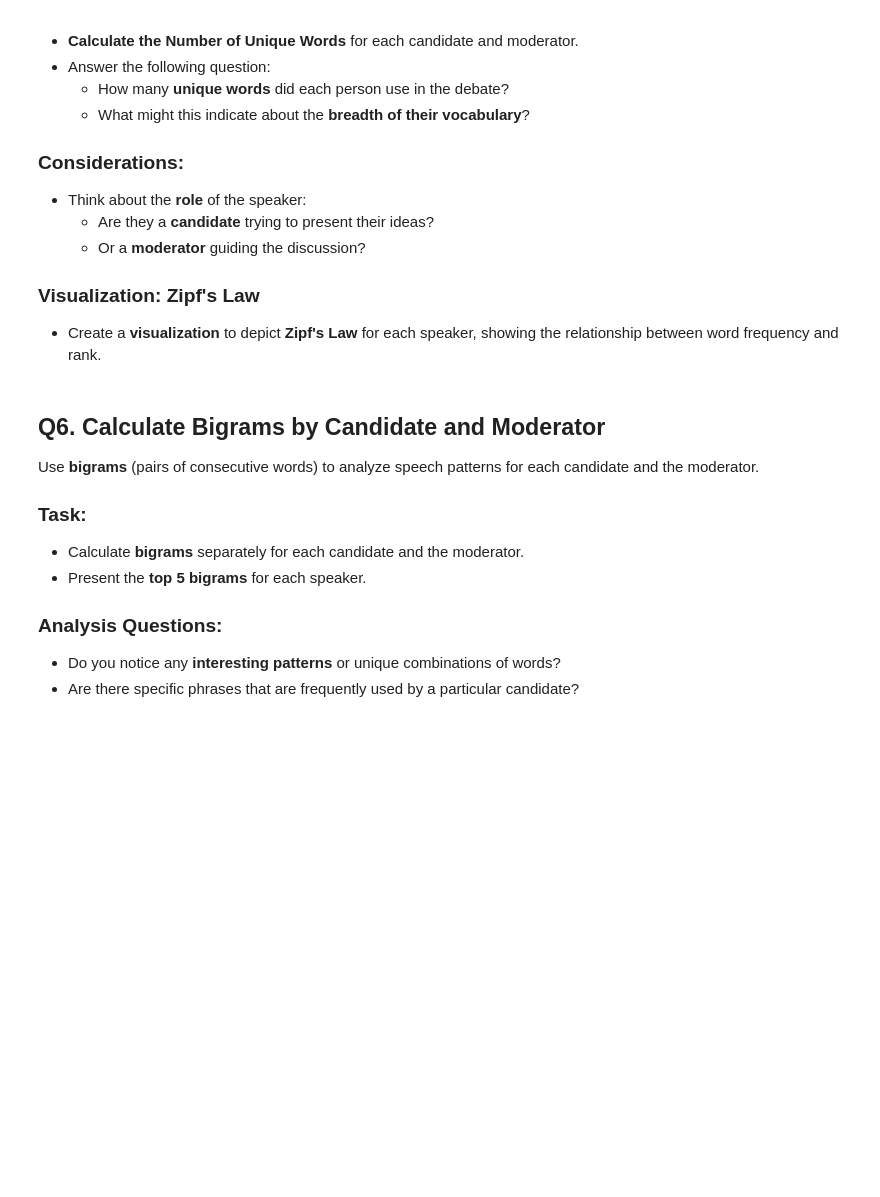
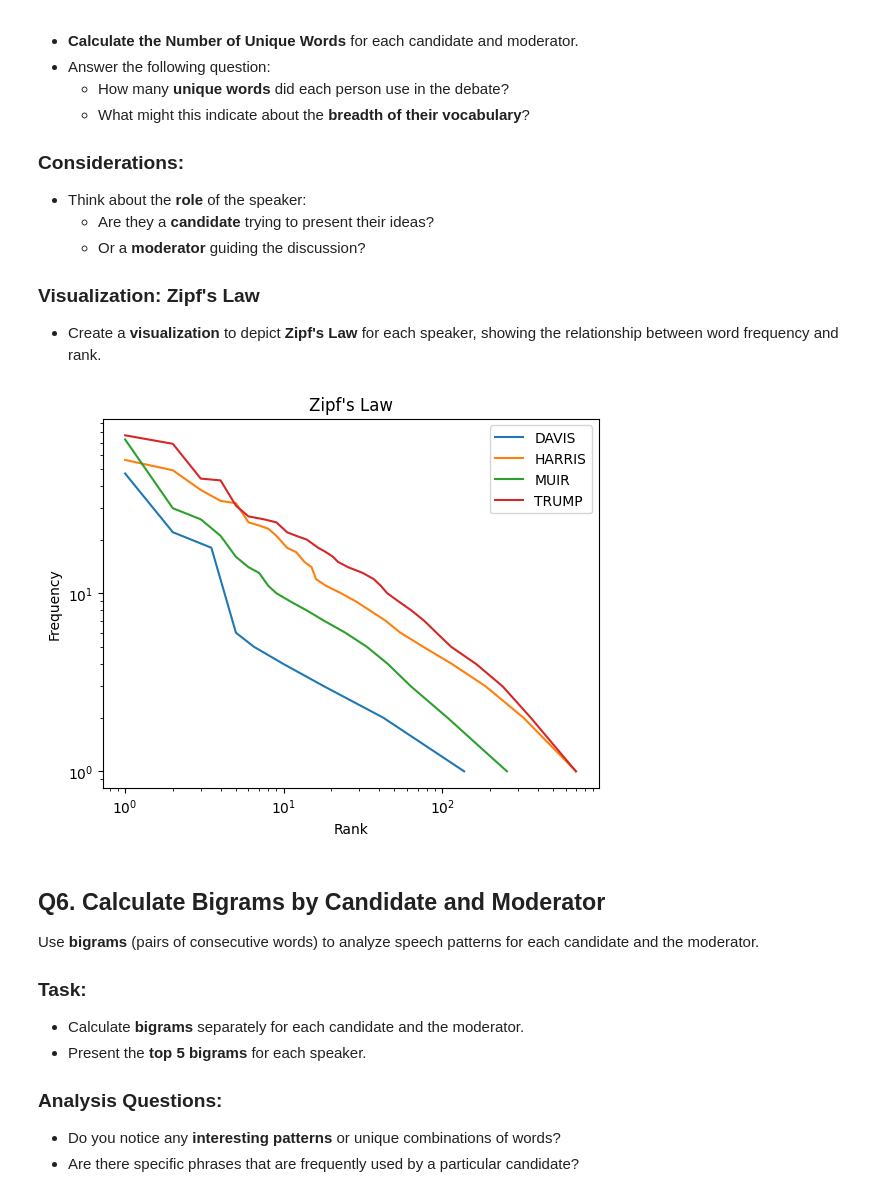
Before and after one commit to NakaFrozn/SI618, a Jupyter notebook: Assignments/Homework05/SI_618_Homework_05.ipynb, the cells around one changed output. Drawn from its saved outputs; the diff is of its cells as text; code cells hidden in the pictures; blank space fills up the shorter version.

```diff
--- a/Assignments/Homework05/SI_618_Homework_05.ipynb
+++ b/Assignments/Homework05/SI_618_Homework_05.ipynb
@@ -98,3 +140,9 @@ Please create a 2-column DataFrame using the data from the **"Full_Transcript.tx
+# %%
+transcript_df['Token'] = transcript_df['Text'].str.split()
+trump_df = transcript_df[transcript_df['Speaker'] == 'TRUMP']
+harris_df = transcript_df[transcript_df['Speaker'] == 'HARRIS']
+davis_df = transcript_df[transcript_df['Speaker'] == 'DAVIS']
+muir_df = transcript_df[transcript_df['Speaker'] == 'MUIR']
 # %% [markdown]
 You may notice some irregularitites in the output of the text data, Over the next several steps we will clean the text data to make it more readable and easier to analyze.
 # %% [markdown]
@@ -188,3 +377,9 @@ Format your results using a **DataFrame** with the following columns:
+# %%
+# Calculate the turns for each speaker
+transcript_df['turn'] = transcript_df['Speaker']!=transcript_df['Speaker'].shift(1)
+speaker_turns = transcript_df.groupby('Speaker')['turn'].sum()
+speaker_turns_df = speaker_turns.reset_index()
+speaker_turns_df.columns = ['Speaker', 'Uninterrupted_Turns']
 # %% [markdown]
 ## **Q4.** Analyzing Noun Usage by Each Speaker
 
@@ -224,3 +451,26 @@ Present your answer using a **dictionary** in the following format:
+# %%
+# Calculate the number of unique words for each speaker
+grouped_tokens = transcript_df.groupby('Speaker')['Token'].sum()
+unique_words = grouped_tokens.apply(lambda x: len(set(x)))
+unique_words_df = unique_words.reset_index()
+unique_words_df.columns = ['Speaker', 'Unique_Words_Count']
+unique_words_df
+
+# Create a visualization for Zipf's Law for each speaker
+for speaker, tokens in grouped_tokens.items():
+    word_count = Counter(tokens)
+    word_count_df = pd.DataFrame(word_count.items(), columns=['Word', 'Count'])
+    word_count_df = word_count_df.sort_values('Count', ascending=False)
+    word_count_df['Rank'] = word_count_df['Count'].rank(ascending=False)
+    plt.plot(word_count_df['Rank'], word_count_df['Count'], label=speaker)
+    plt.xlabel('Rank')
+    plt.ylabel('Frequency')
+    plt.title('Zipf\'s Law')
+    plt.xscale('log')
+    plt.yscale('log')
+    plt.legend()
+# %% [output]
+[figure, added]
 # %% [markdown]
 ## **Q6.** Calculate Bigrams by Candidate and Moderator
 
```
Also changed, not shown: parts of 28 cells of this notebook.
